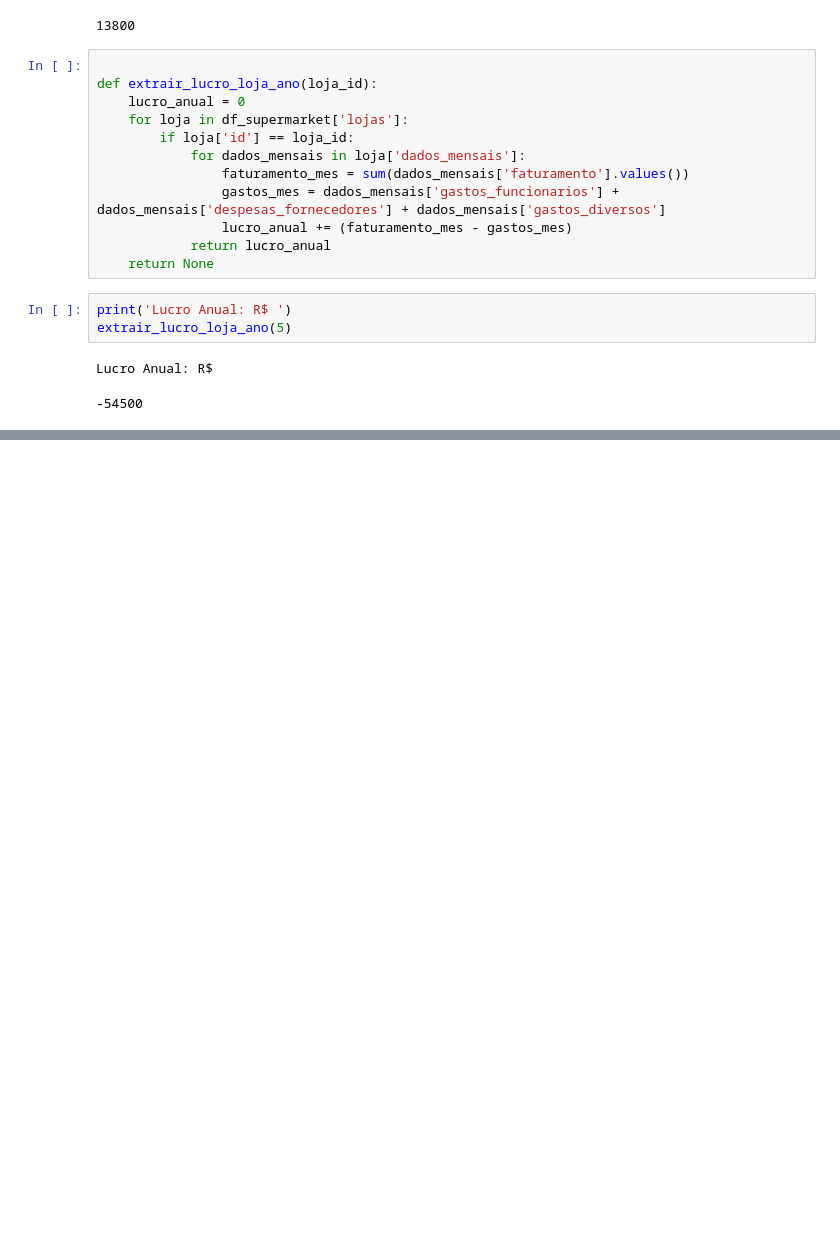
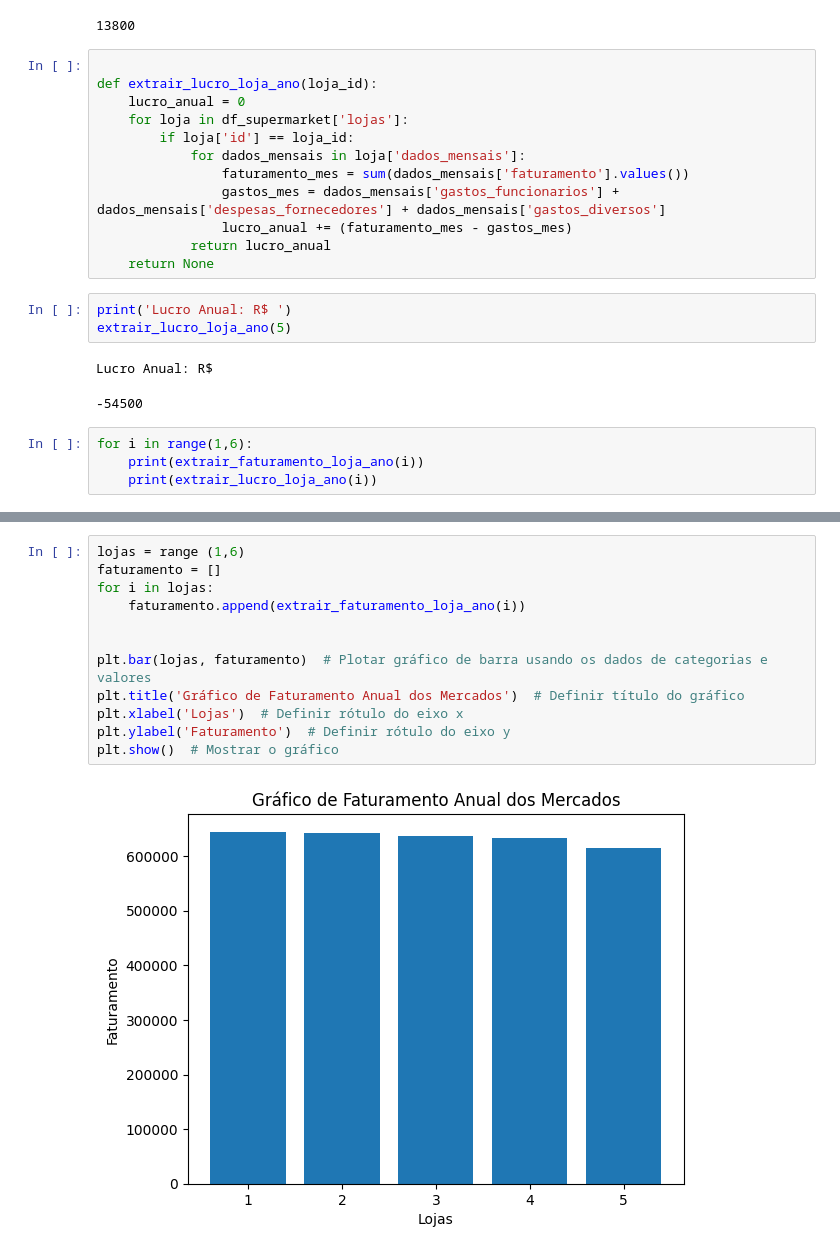
Before and after one commit to Edu1Sinico/Python-DevTarde, a Jupyter notebook: Aula-15-Projeto-Power-BI/Dashboard.ipynb, the cells around one changed output, grey strips where cells are left out. Saved outputs shown, nothing was run; the diff lists cells and outputs as text; blank space fills up the shorter version.

```diff
--- a/Aula-15-Projeto-Power-BI/Dashboard.ipynb
+++ b/Aula-15-Projeto-Power-BI/Dashboard.ipynb
@@ -99,3 +100,7 @@ extrair_lucro_loja_ano(5)
 # %% [output]
 Lucro Anual: R$
 -54500
+# %%
+for i in range(1,6):
+    print(extrair_faturamento_loja_ano(i))
+    print(extrair_lucro_loja_ano(i))
@@ -101,0 +118,14 @@ Lucro Anual: R$
+# %%
+lojas = range (1,6)
+faturamento = []
+for i in lojas:
+    faturamento.append(extrair_faturamento_loja_ano(i))
+
+
+plt.bar(lojas, faturamento)  # Plotar gráfico de barra usando os dados de categorias e valores
+plt.title('Gráfico de Faturamento Anual dos Mercados')  # Definir título do gráfico
+plt.xlabel('Lojas')  # Definir rótulo do eixo x
+plt.ylabel('Faturamento')  # Definir rótulo do eixo y
+plt.show()  # Mostrar o gráfico
+# %% [output]
+[figure, added]
```
Also changed, not shown: parts of 3 cells of this notebook, 2 other files.
